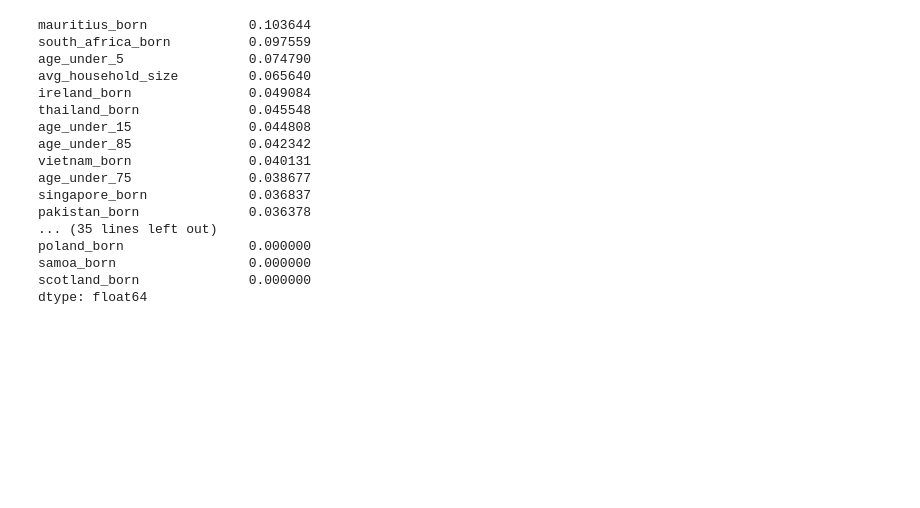
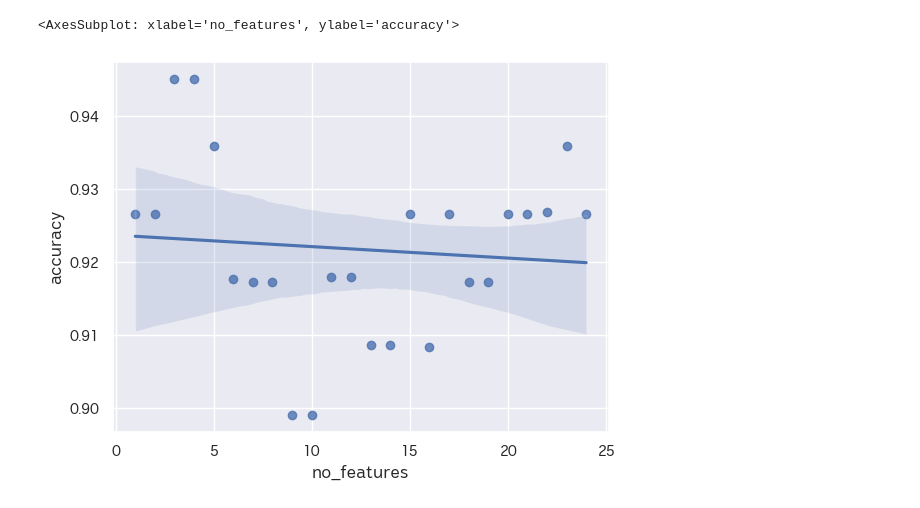
Before and after one commit to MarkusMannheim/censusdata, a Jupyter notebook: data/canberra_suburbs.ipynb, the cells around one changed output. Cells and saved outputs as stored; diff of their text form; code cells hidden in the pictures; blank space fills up the shorter version.

```diff
--- a/data/canberra_suburbs.ipynb
+++ b/data/canberra_suburbs.ipynb
@@ -224,44 +279,50 @@ sns.histplot(
 # %%
 X = data.iloc[:, 3:]
 y = data.loc[:, "belco"]
-
-X_train, X_test, y_train, y_test = train_test_split(
-    X, y,
-    random_state=0,
-    test_size=0.25
-)
-clf = Pipeline([
-    ("scaler", StandardScaler()),
-    ("model", LogisticRegression(n_jobs=4))
-]).fit(X_train, y_train)
 
 mi_scores = pd.Series(
     index=X.columns,
     data=mutual_info_classif(X, y)
 ).sort_values(ascending=False)
 
-# selector = SelectKBest(
-#     mutual_info_classif,
-#     k=5
-# )
-# X_reduced = selector.fit_transform(X, y)
+mi_scores.head(50)
 
-mi_scores.head(50)
+clf = Pipeline([
+    ("scaler", StandardScaler()),
+    ("model", LogisticRegression(n_jobs=4))
+])
+
+# X.iloc[:, selector.get_support(indices=True)]
+
+X_train, X_test, y_train, y_test = train_test_split(
+    X, y,
+    test_size=0.25
+)
+
+results = pd.DataFrame(columns=["no_features", "accuracy"])
+
+for k in np.arange(1, 25):
+
+    selector = SelectKBest(
+        mutual_info_classif,
+        k=k
+    )
+
+    X_reduced = selector.fit_transform(X, y)
+
+    scores = cross_val_score(
+        clf,
+        X_reduced, y,
+        cv=4
+    )
+    results.loc[len(results)] = [k, scores.mean()]
+
+
+sns.regplot(
+    data=results,
+    x="no_features",
+    y="accuracy"
+)
 # %% [output]
-mauritius_born             0.103644
-south_africa_born          0.097559
-age_under_5                0.074790
-avg_household_size         0.065640
-ireland_born               0.049084
-thailand_born              0.045548
-age_under_15               0.044808
-age_under_85               0.042342
-vietnam_born               0.040131
-age_under_75               0.038677
-singapore_born             0.036837
-pakistan_born              0.036378
-... (35 lines left out)
-poland_born                0.000000
-samoa_born                 0.000000
-scotland_born              0.000000
-dtype: float64
+<AxesSubplot: xlabel='no_features', ylabel='accuracy'>
+[figure, added]
```
Also changed, not shown: parts of 9 cells of this notebook, 1 other file.
